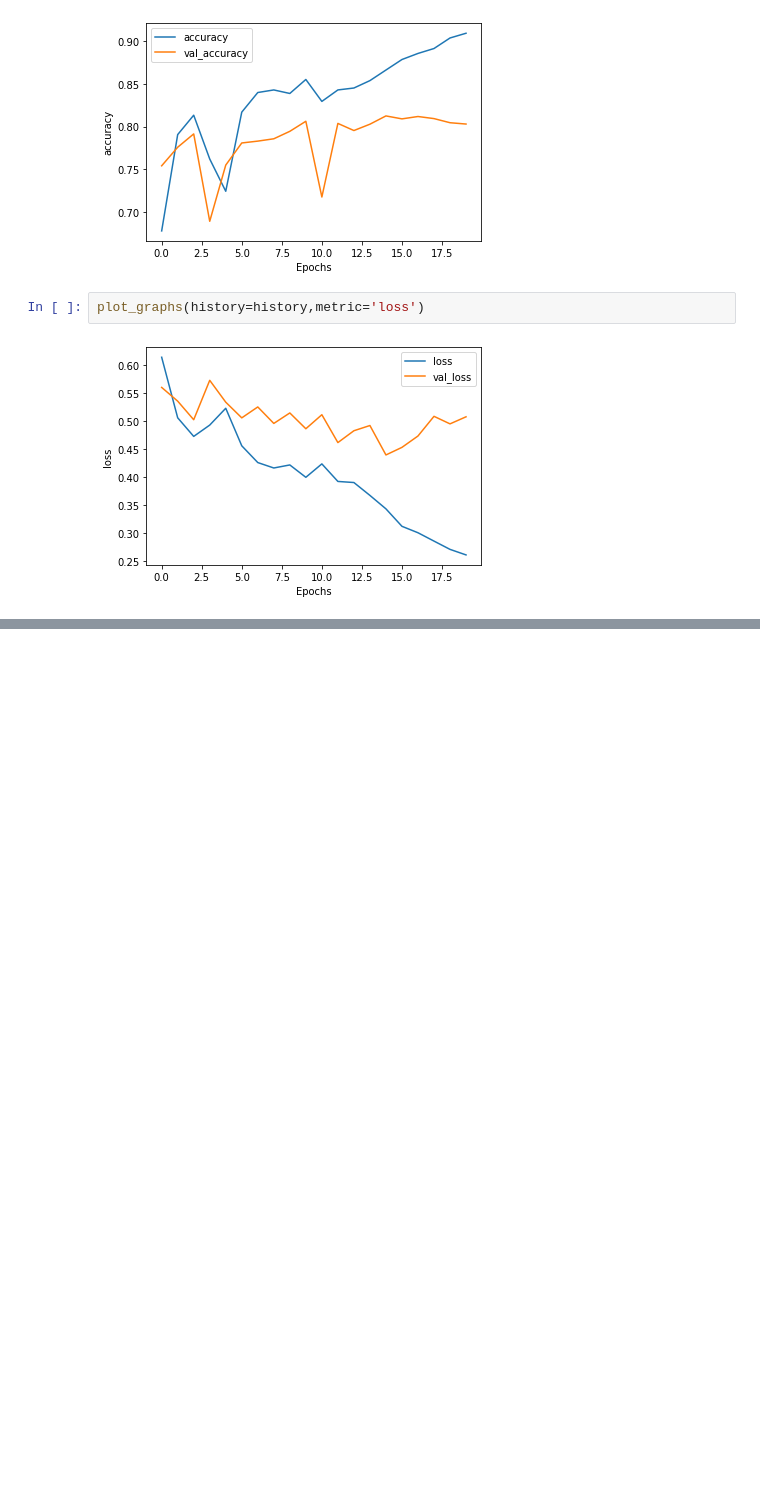
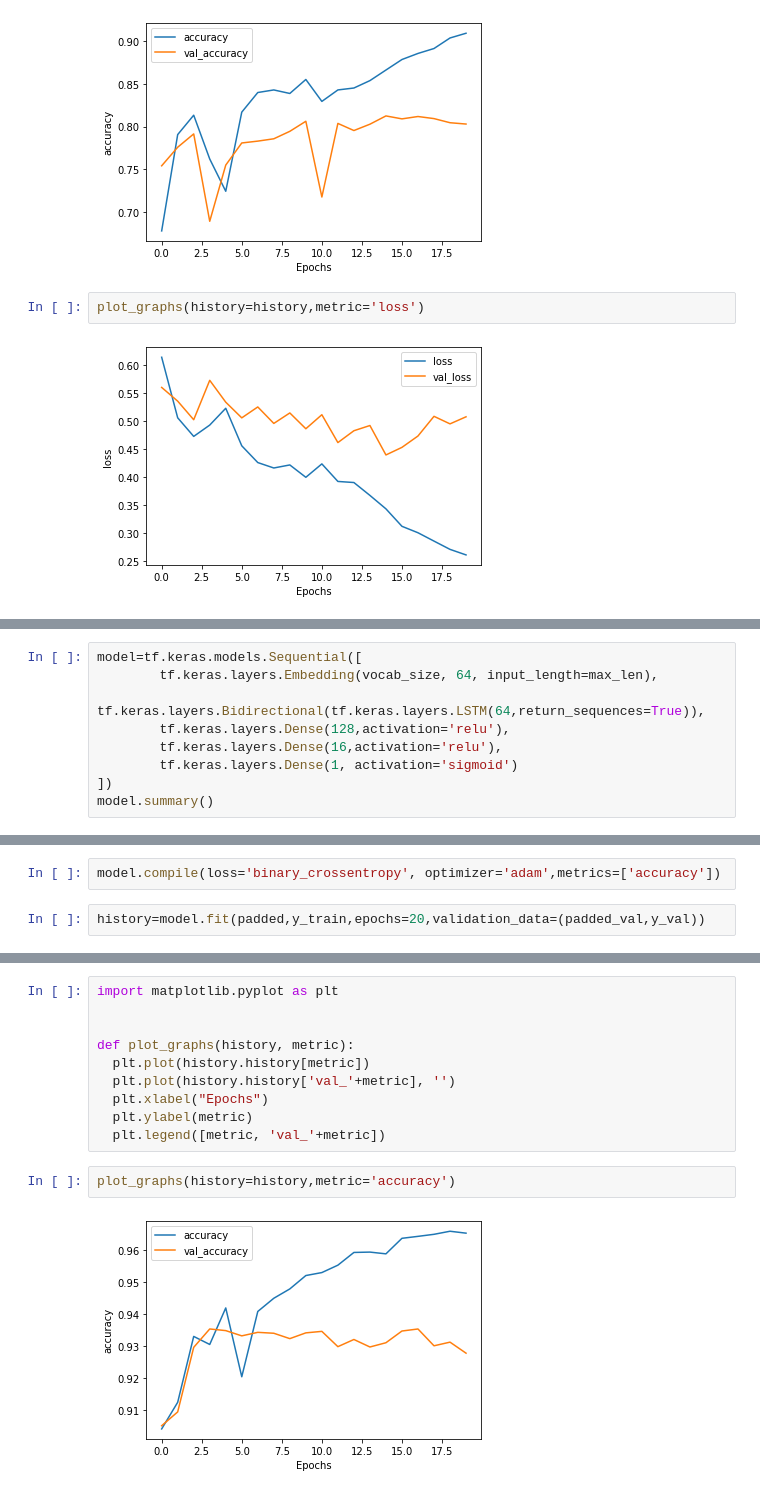
Before and after one commit to adrianuscharlie/ML-hate-speech-detection, a Jupyter notebook: notebook.ipynb, the cells around one changed output, grey strips where cells are left out. Drawn from its saved outputs; the diff is of its cells as text; blank space fills up the shorter version.

```diff
--- a/notebook.ipynb
+++ b/notebook.ipynb
@@ -212,0 +313,9 @@ plot_graphs(history=history,metric='loss')
+# %%
+model=tf.keras.models.Sequential([
+        tf.keras.layers.Embedding(vocab_size, 64, input_length=max_len),
+        tf.keras.layers.Bidirectional(tf.keras.layers.LSTM(64,return_sequences=True)),
+        tf.keras.layers.Dense(128,activation='relu'),
+        tf.keras.layers.Dense(16,activation='relu'),
+        tf.keras.layers.Dense(1, activation='sigmoid')
+])
+model.summary()
@@ -212,0 +343,4 @@ plot_graphs(history=history,metric='loss')
+# %%
+model.compile(loss='binary_crossentropy', optimizer='adam',metrics=['accuracy'])
+# %%
+history=model.fit(padded,y_train,epochs=20,validation_data=(padded_val,y_val))
@@ -212,0 +374,14 @@ plot_graphs(history=history,metric='loss')
+# %%
+import matplotlib.pyplot as plt
+
+
+def plot_graphs(history, metric):
+  plt.plot(history.history[metric])
+  plt.plot(history.history['val_'+metric], '')
+  plt.xlabel("Epochs")
+  plt.ylabel(metric)
+  plt.legend([metric, 'val_'+metric])
+# %%
+plot_graphs(history=history,metric='accuracy')
+# %% [output]
+[figure, added]
```
Also changed, not shown: parts of 19 cells of this notebook, 22 other files.
